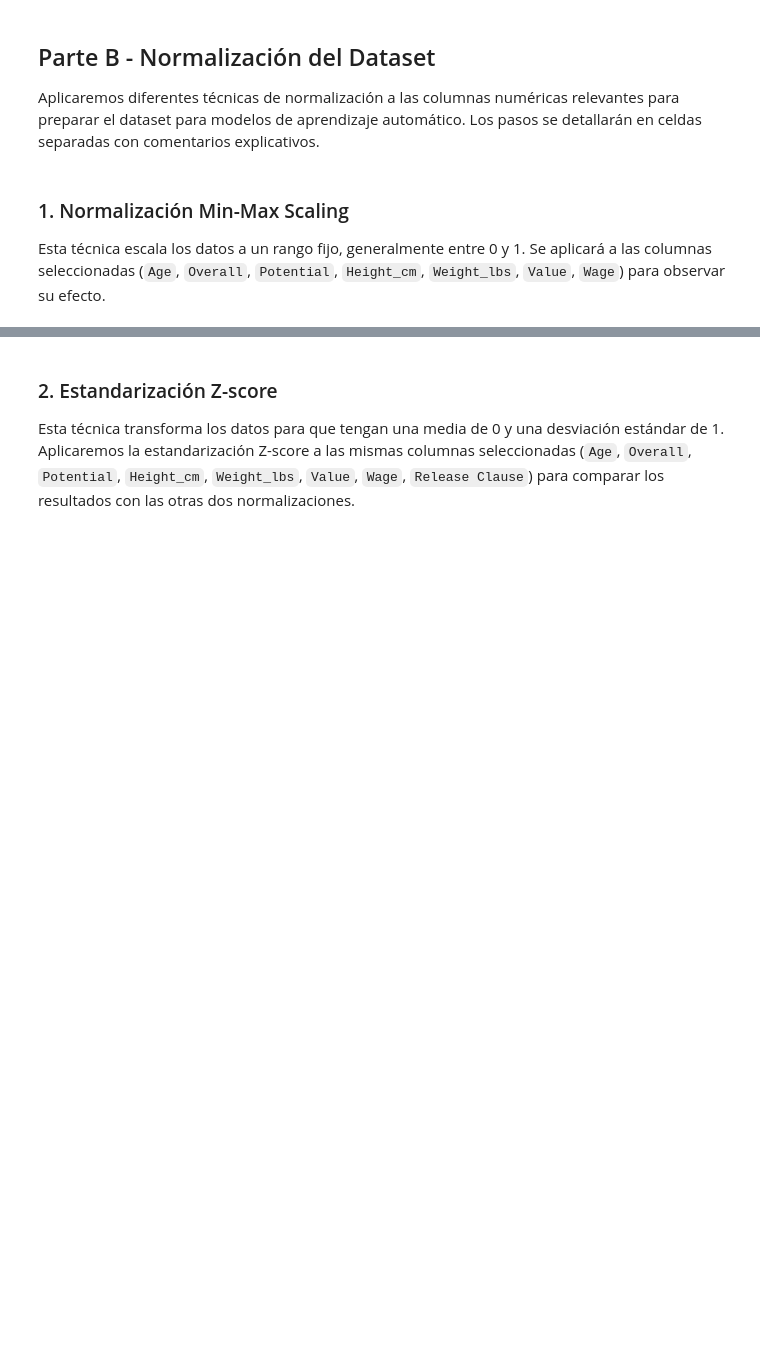
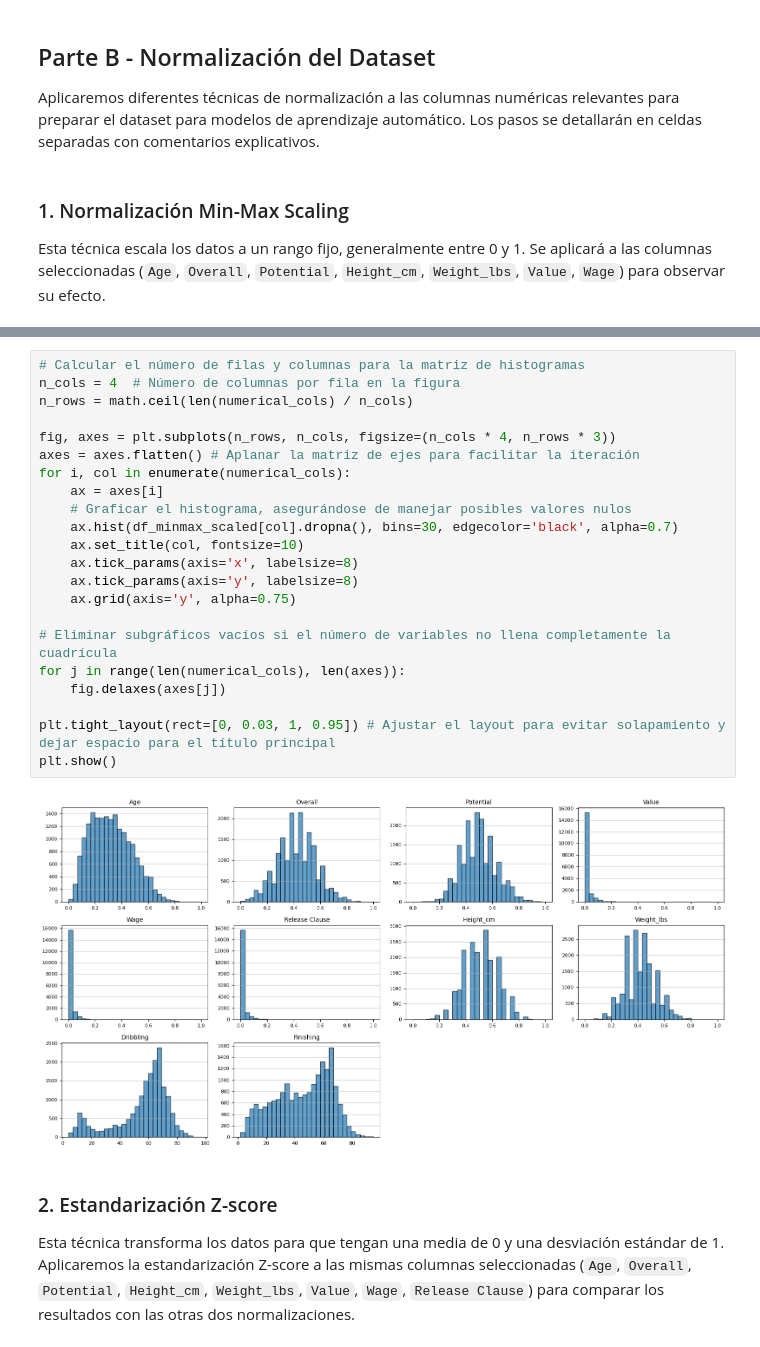
Before and after one commit to Racsok/mineria, a Jupyter notebook: analisis_datasets/analisis_dataset_FIFA.ipynb, the cells around one changed output, grey strips where cells are left out. Drawn from its saved outputs; the diff is of its cells as text; blank space fills up the shorter version.

```diff
--- a/analisis_datasets/analisis_dataset_FIFA.ipynb
+++ b/analisis_datasets/analisis_dataset_FIFA.ipynb
@@ -1216,6 +1304,30 @@ Descripción estadística después de Min-Max Scaling:
 | 50% | 0.310345 | 0.416667 | 0.489362 | 0.500000 | 0.413534 | 0.005696 | 0.005310 | 0.004384 |
 | 75% | 0.413793 | 0.520833 | 0.574468 | 0.600000 | 0.496241 | 0.016878 | 0.015929 | 0.013152 |
 | max | 1.000000 | 1.000000 | 1.000000 | 1.000000 | 1.000000 | 1.000000 | 1.000000 | 1.000000 |
+# %%
+# Calcular el número de filas y columnas para la matriz de histogramas
+n_cols = 4  # Número de columnas por fila en la figura
+n_rows = math.ceil(len(numerical_cols) / n_cols)
+
+fig, axes = plt.subplots(n_rows, n_cols, figsize=(n_cols * 4, n_rows * 3))
+axes = axes.flatten() # Aplanar la matriz de ejes para facilitar la iteración
+for i, col in enumerate(numerical_cols):
+    ax = axes[i]
+    # Graficar el histograma, asegurándose de manejar posibles valores nulos
+    ax.hist(df_minmax_scaled[col].dropna(), bins=30, edgecolor='black', alpha=0.7)
+    ax.set_title(col, fontsize=10)
+    ax.tick_params(axis='x', labelsize=8)
+    ax.tick_params(axis='y', labelsize=8)
+    ax.grid(axis='y', alpha=0.75)
+
+# Eliminar subgráficos vacíos si el número de variables no llena completamente la cuadrícula
+for j in range(len(numerical_cols), len(axes)):
+    fig.delaxes(axes[j])
+
+plt.tight_layout(rect=[0, 0.03, 1, 0.95]) # Ajustar el layout para evitar solapamiento y dejar espacio para el título principal
+plt.show()
+# %% [output]
+[figure, added]
 # %% [markdown]
 ### 2. Estandarización Z-score
 
```
Also changed, not shown: parts of 27 cells of this notebook.
